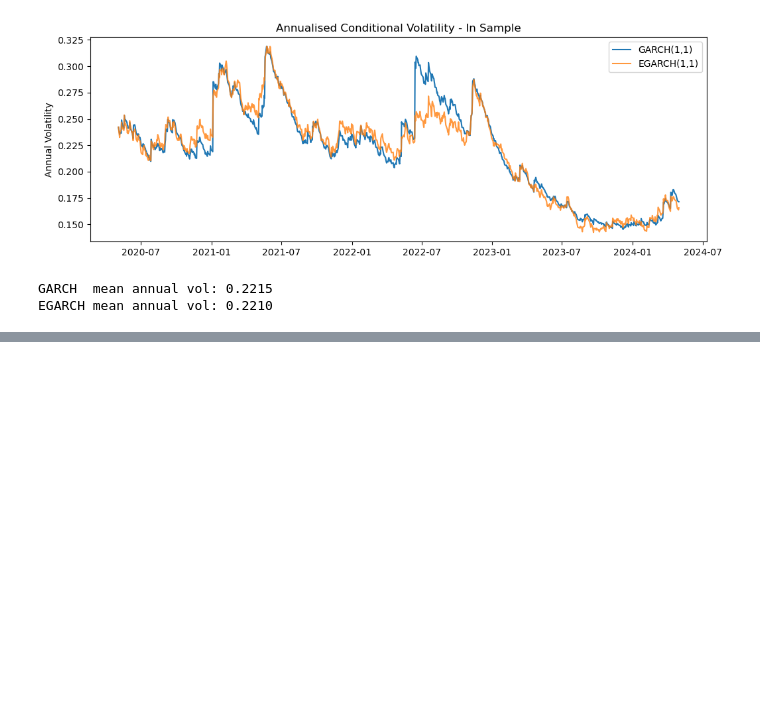
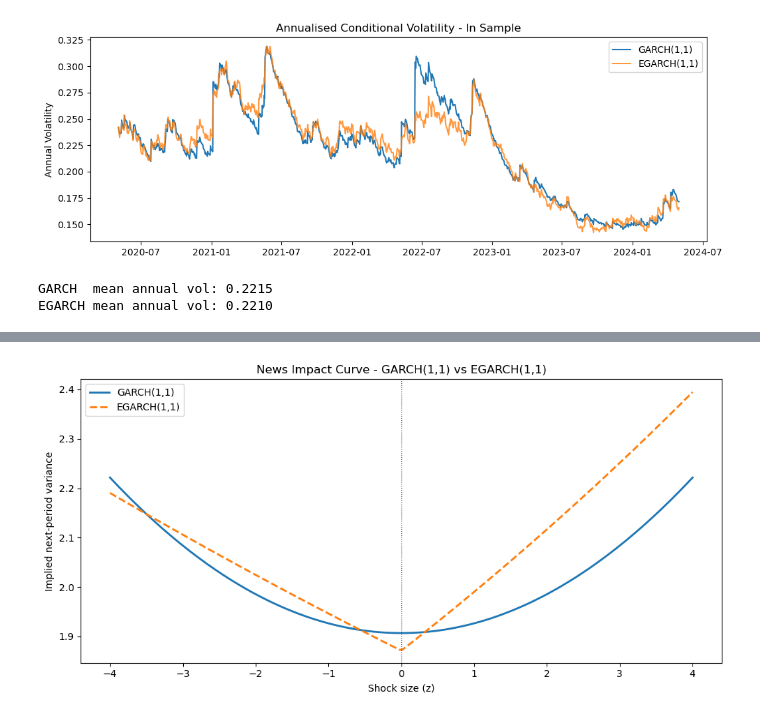
Before and after one commit to linhtrnchloe/time-series-analysis-project, a Jupyter notebook: Untitled.ipynb, the cells around one changed output, grey strips where cells are left out. Drawn from its saved outputs; the diff is of its cells as text; code cells hidden in the pictures; blank space fills up the shorter version.

```diff
--- a/Untitled.ipynb
+++ b/Untitled.ipynb
@@ -358,0 +679,30 @@ EGARCH mean annual vol: 0.2210
+# %%
+z = np.linspace(-4, 4, 200)
+
+# GARCH(1,1) NIC
+omega = garch11_fitted.params["omega"]
+alpha = garch11_fitted.params["alpha[1]"]
+beta  = garch11_fitted.params["beta[1]"]
+sig2_bar = garch11_fitted.conditional_volatility.mean()**2
+nic_garch = omega + alpha*(z**2)*sig2_bar/sig2_bar + beta*sig2_bar
+
+# EGARCH NIC
+eo    = egarch_fitted.params["omega"]
+ea    = egarch_fitted.params["alpha[1]"]
+eg    = egarch_fitted.params["gamma[1]"]
+eb    = egarch_fitted.params["beta[1]"]
+log_sig2_bar = np.log(sig2_bar)
+nic_egarch = np.exp(eo + eb*log_sig2_bar + ea*(np.abs(z) - np.sqrt(2/np.pi)) + eg*z)
+
+plt.figure(figsize=(10, 5))
+plt.plot(z, nic_garch,  label="GARCH(1,1)",  lw=2)
+plt.plot(z, nic_egarch, label="EGARCH(1,1)", lw=2, linestyle="--")
+plt.axvline(x=0, color="black", lw=0.8, linestyle=":")
+plt.title("News Impact Curve - GARCH(1,1) vs EGARCH(1,1)")
+plt.xlabel("Shock size (z)")
+plt.ylabel("Implied next-period variance")
+plt.legend()
+plt.tight_layout()
+plt.show()
+# %% [output]
+[figure, added]
```
Also changed, not shown: parts of 34 cells of this notebook, 1 other file.
